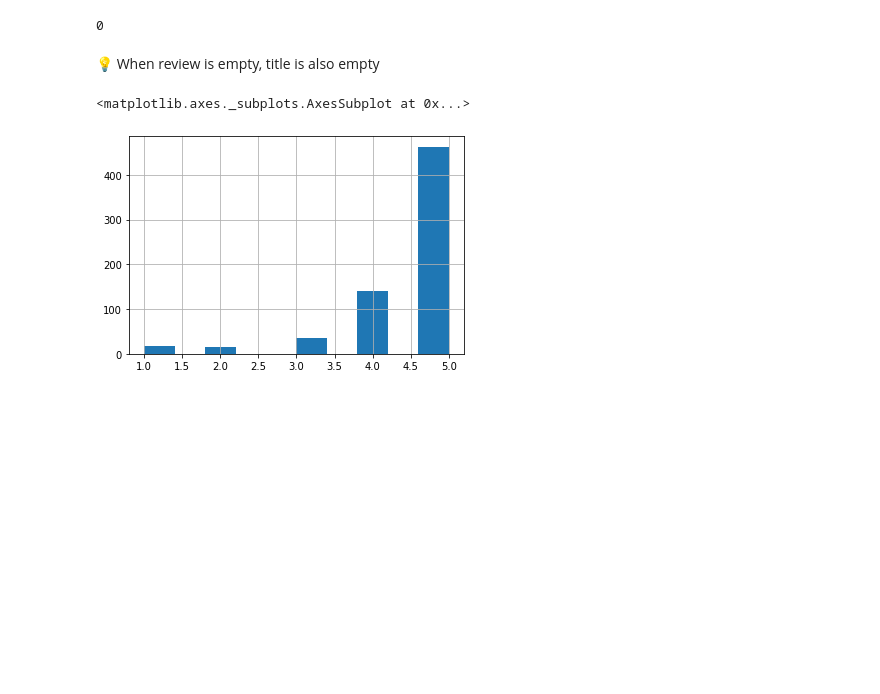
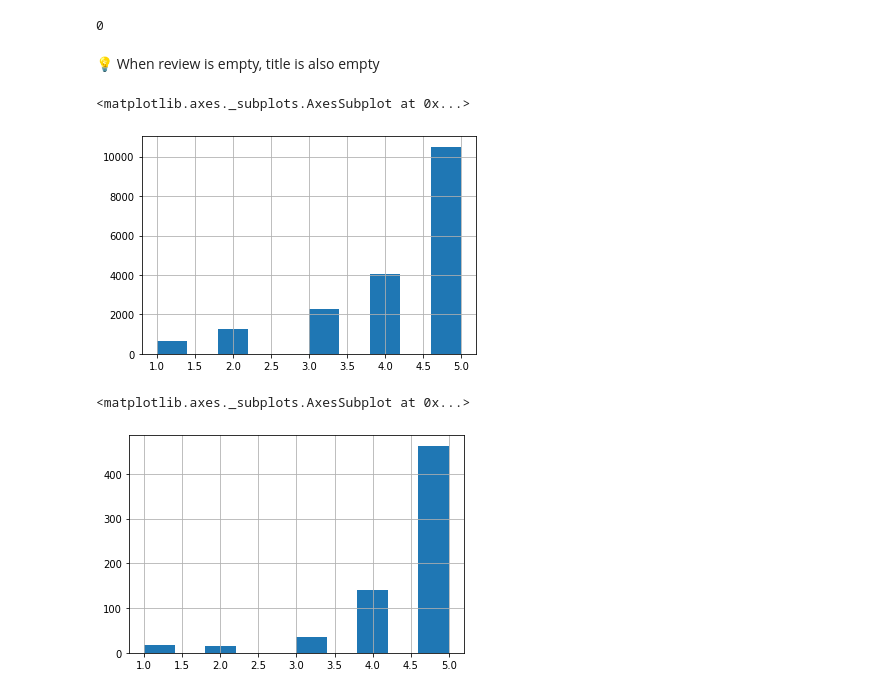
Before and after one commit to Korma96/SIAP, a Jupyter notebook: src/notebooks/02_data_cleaning.ipynb, the cells around one changed output. Drawn from its saved outputs; the diff is of its cells as text; code cells hidden in the pictures; blank space fills up the shorter version.

```diff
--- a/src/notebooks/02_data_cleaning.ipynb
+++ b/src/notebooks/02_data_cleaning.ipynb
@@ -128,6 +134,11 @@ len(df[(df['Review Text'] == 'nan') & (df['Title'] != '')])
 0
 # %% [markdown]
 💡 When review is empty, title is also empty
+# %%
+df['Rating'].hist()
+# %% [output]
+<matplotlib.axes._subplots.AxesSubplot at 0x...>
+[figure, added]
 # %%
 df[df['Review Text'] == 'nan']['Rating'].hist()
 # %% [output]
```
Also changed, not shown: parts of 46 cells of this notebook, 7 other files.
